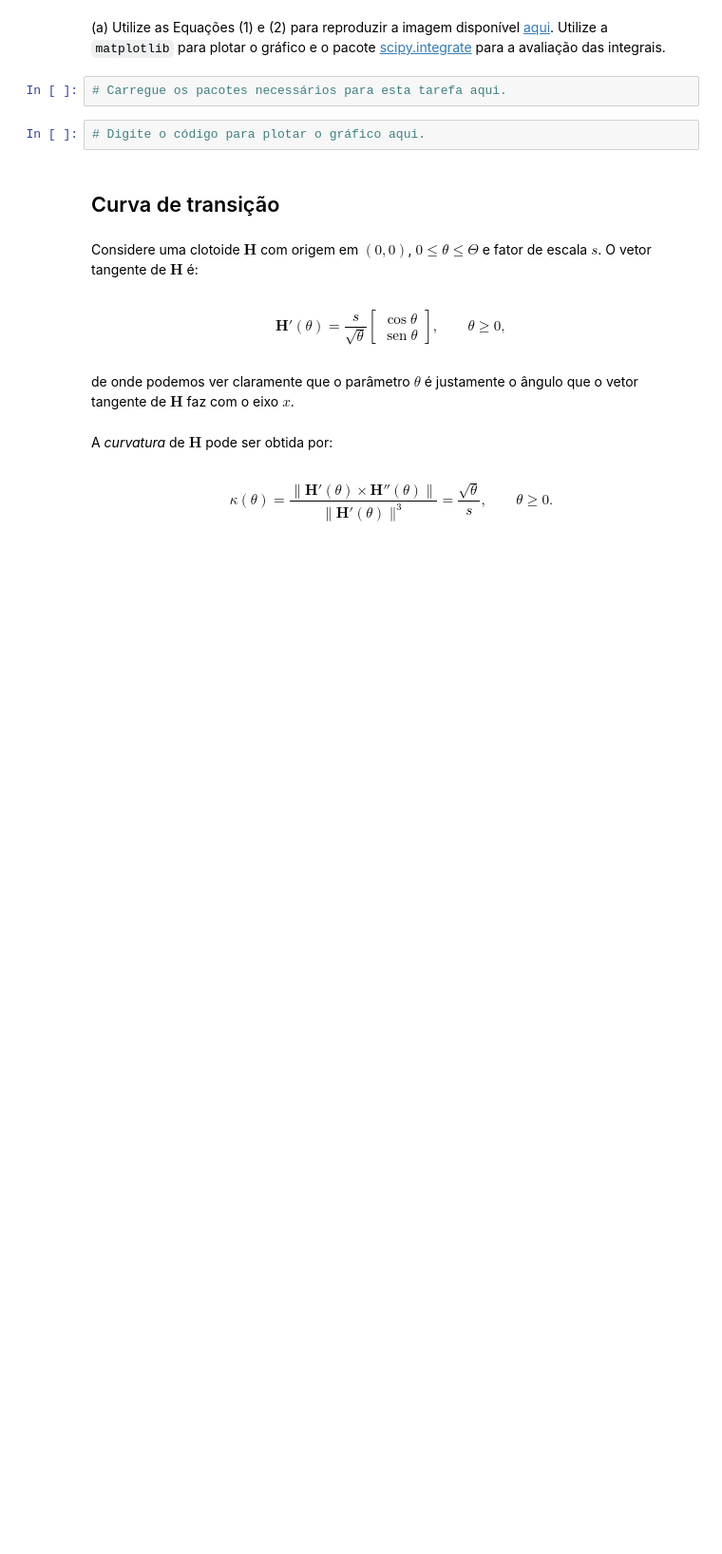
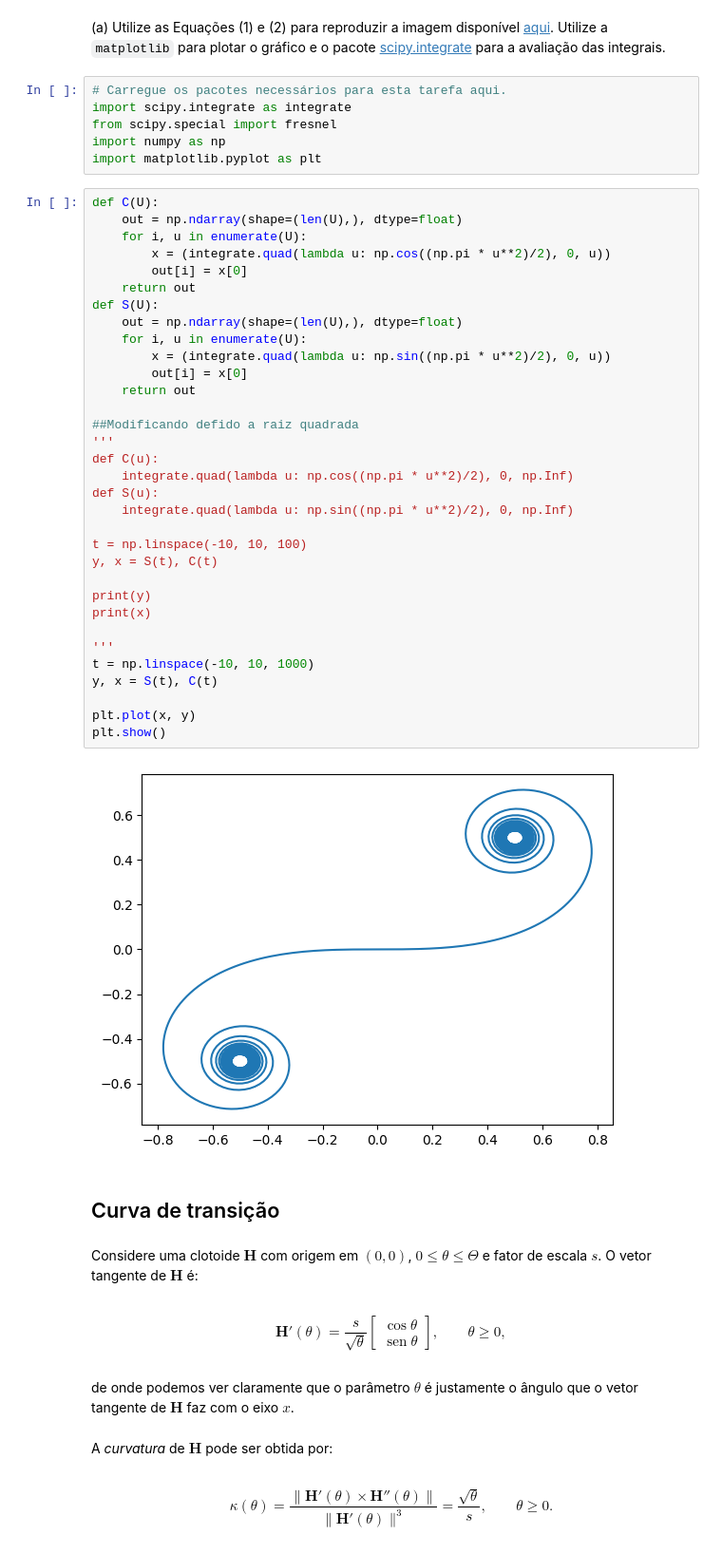
Before and after one commit to mdutras/CN_P1, a Jupyter notebook: Projeto1.ipynb, the cells around one changed output. Shown at 95% size. Cells and saved outputs as stored; diff of their text form; blank space fills up the shorter version.

```diff
--- a/Projeto1.ipynb
+++ b/Projeto1.ipynb
@@ -59,8 +59,45 @@ $$
 Utilize a `matplotlib` para plotar o gráfico e o pacote [scipy.integrate](https://docs.scipy.org/doc/scipy/tutorial/integrate.html) para a avaliação das integrais.
 # %%
 # Carregue os pacotes necessários para esta tarefa aqui.
+import scipy.integrate as integrate
+from scipy.special import fresnel
+import numpy as np
+import matplotlib.pyplot as plt
-# %%
-# Digite o código para plotar o gráfico aqui.
+# %%
+def C(U):
+    out = np.ndarray(shape=(len(U),), dtype=float)
+    for i, u in enumerate(U):
+        x = (integrate.quad(lambda u: np.cos((np.pi * u**2)/2), 0, u))
+        out[i] = x[0]
+    return out
+def S(U):
+    out = np.ndarray(shape=(len(U),), dtype=float)
+    for i, u in enumerate(U):
+        x = (integrate.quad(lambda u: np.sin((np.pi * u**2)/2), 0, u))
+        out[i] = x[0]
+    return out
+
+##Modificando defido a raiz quadrada
+'''
+def C(u):
+    integrate.quad(lambda u: np.cos((np.pi * u**2)/2), 0, np.Inf)
+def S(u):
+    integrate.quad(lambda u: np.sin((np.pi * u**2)/2), 0, np.Inf)
+
+t = np.linspace(-10, 10, 100)
+y, x = S(t), C(t)
+
+print(y)
+print(x)
+
+'''
+t = np.linspace(-10, 10, 1000)
+y, x = S(t), C(t)
+
+plt.plot(x, y)
+plt.show()
+# %% [output]
+[figure, added]
 # %% [markdown]
 ## Curva de transição
 # %% [markdown]
```
Also changed, not shown: parts of 3 cells of this notebook.
